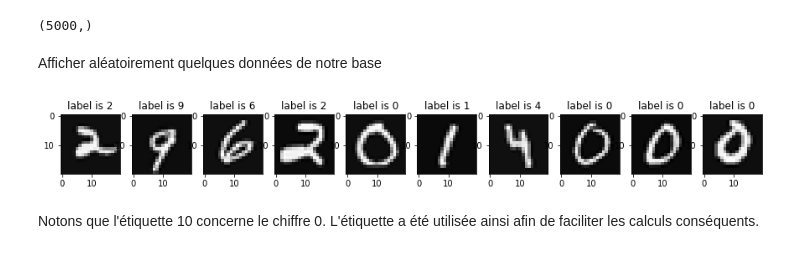
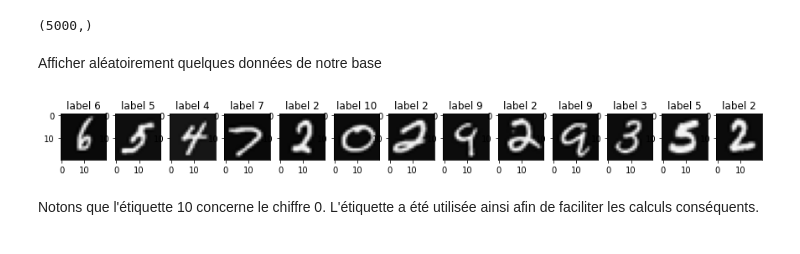
Before and after one commit to Biline-dev/IARN, a Jupyter notebook: TP1_IARN.ipynb, the cells around one changed output. Drawn from its saved outputs; the diff is of its cells as text; code cells hidden in the pictures.

```diff
--- a/TP1_IARN.ipynb
+++ b/TP1_IARN.ipynb
@@ -53,25 +66,22 @@ X.shape
 # %%
 # étiquettes
 Y = np.genfromtxt('labels.csv', delimiter=',', dtype=int)
-Y = np.array([y if y != 10 else 0 for y in Y])
 Y.shape
 # %% [output]
 (5000,)
 # %% [markdown]
 Afficher aléatoirement quelques données de notre base
 # %%
-n = 10
 plt.figure(figsize=(15,8))
-for i in range(n):
+for i in range(13):
     c = random.randint(X.shape[0])
     a = X[c,:].reshape((20, 20))
-    a = np.transpose(a)
-
-    plt.subplot(1, n, i+1)
-    plt.title(f"label is {Y[c]}")
-    plt.imshow(a, cmap='gray')
+    a=np.transpose(a)
+    plt.subplot(1,13,i+1)
+    plt.title('label '+ str(Y[c]))
+    plt.imshow(a,cmap='gray')
 # %% [output]
-[figure, old version]
+[figure, new version]
 # %% [markdown]
 Notons que l'étiquette 10 concerne le chiffre 0. L'étiquette a été utilisée ainsi afin de faciliter les calculs conséquents.
 # %% [markdown]
```
Also changed, not shown: parts of 42 cells of this notebook, 2 other files.
